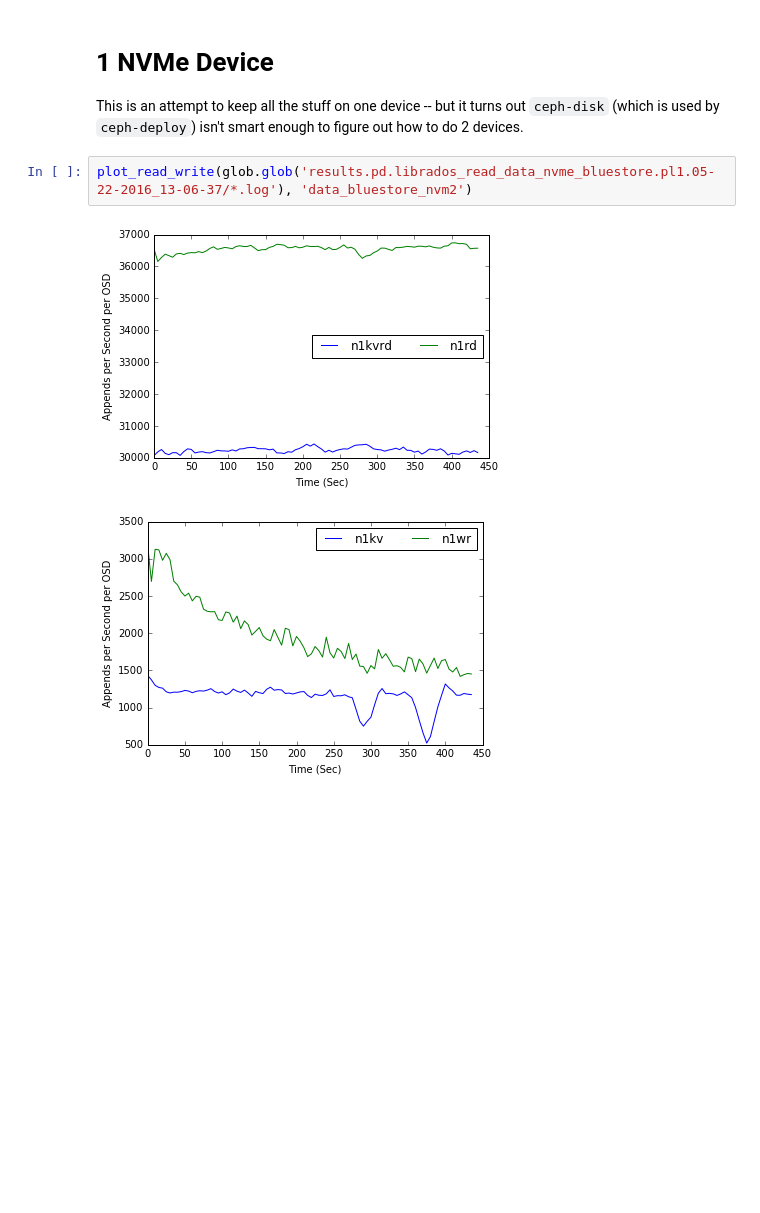
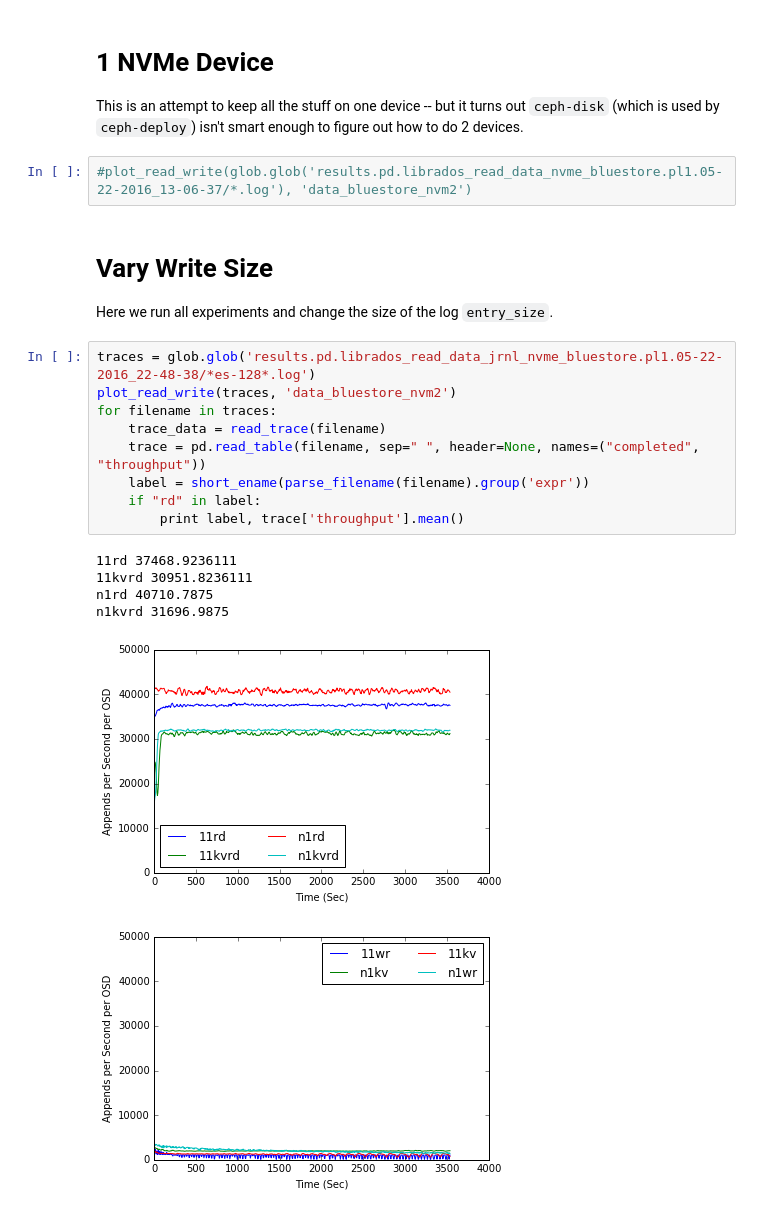
Before and after one commit to michaelsevilla/zlog-popper, a Jupyter notebook: experiments/basic-cls-rand-read-bluestore/visualize.ipynb, the cells around one changed output. Saved outputs shown, nothing was run; the diff lists cells and outputs as text; blank space fills up the shorter version.

Commit message:
expr: bluestore with NVMe for all entry sizes
Signed-off-by: Michael Sevilla <mikesevilla3@gmail.com>

```diff
--- a/experiments/basic-cls-rand-read-bluestore/visualize.ipynb
+++ b/experiments/basic-cls-rand-read-bluestore/visualize.ipynb
@@ -88,7 +100,24 @@ plot_read_write(glob.glob('results.pd.librados_read_data_jrnl_nvme_bluestore.pl1
 
 This is an attempt to keep all the stuff on one device -- but it turns out `ceph-disk` (which is used by `ceph-deploy`) isn't smart enough to figure out how to do 2 devices.
 # %%
-plot_read_write(glob.glob('results.pd.librados_read_data_nvme_bluestore.pl1.05-22-2016_13-06-37/*.log'), 'data_bluestore_nvm2')
+#plot_read_write(glob.glob('results.pd.librados_read_data_nvme_bluestore.pl1.05-22-2016_13-06-37/*.log'), 'data_bluestore_nvm2')
-# %% [output]
-[figure, removed]
-[figure, removed]
+# %% [markdown]
+# Vary Write Size
+
+Here we run all experiments and change the size of the log `entry_size`.
+# %%
+traces = glob.glob('results.pd.librados_read_data_jrnl_nvme_bluestore.pl1.05-22-2016_22-48-38/*es-128*.log')
+plot_read_write(traces, 'data_bluestore_nvm2')
+for filename in traces:
+    trace_data = read_trace(filename)
+    trace = pd.read_table(filename, sep=" ", header=None, names=("completed", "throughput"))
+    label = short_ename(parse_filename(filename).group('expr'))
+    if "rd" in label:
+        print label, trace['throughput'].mean()
+# %% [output]
+11rd 37468.9236111
+11kvrd 30951.8236111
+n1rd 40710.7875
+n1kvrd 31696.9875
+[figure, added]
+[figure, added]
```
Also changed, not shown: parts of 5 cells of this notebook, 43 other files.
